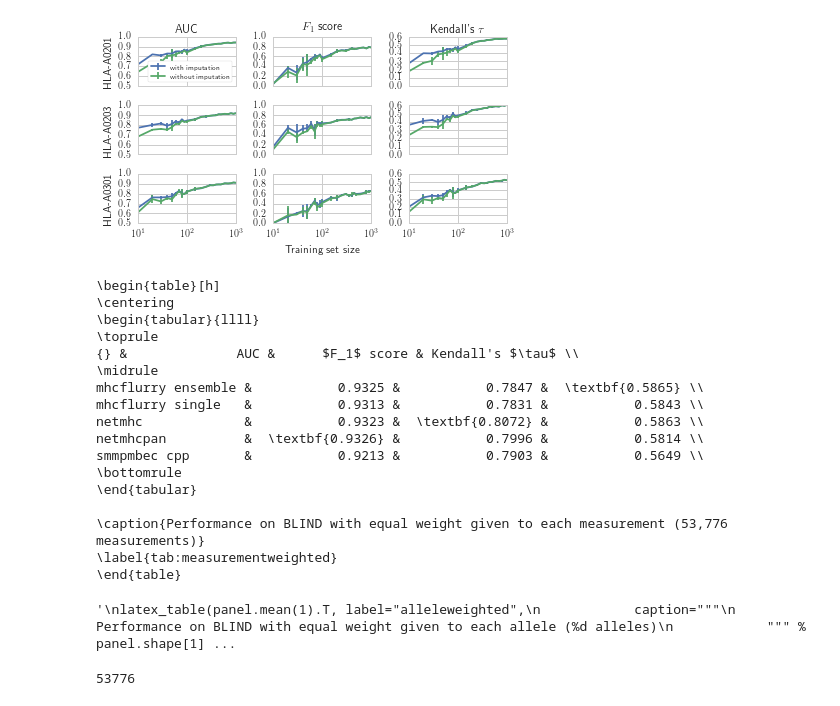
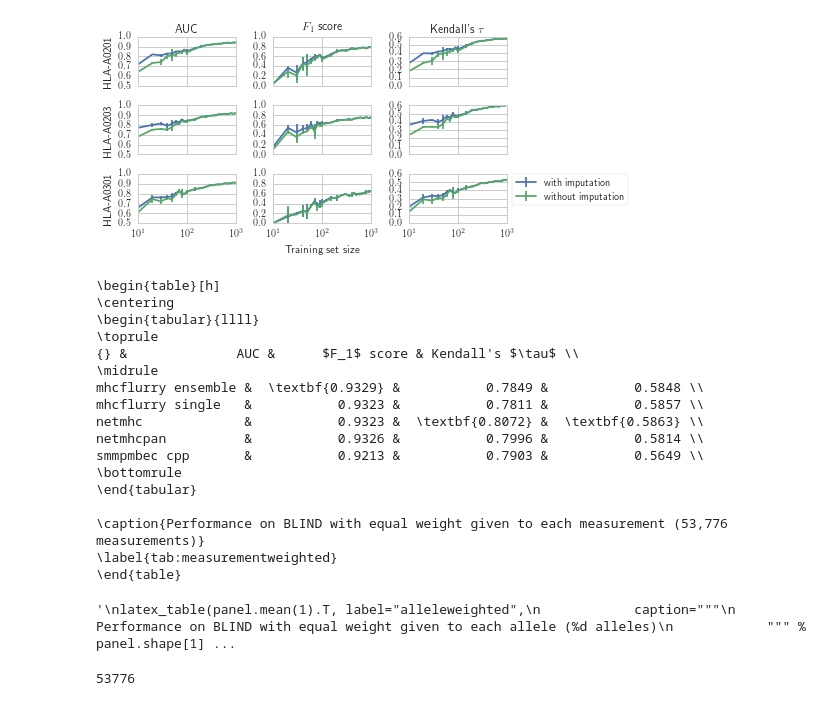
Before and after one commit to hammerlab/mhcflurry-icml-compbio-2016, a Jupyter notebook: notebooks/paper plots.ipynb, the cells around one changed output. Cells and saved outputs as stored; diff of their text form; code cells hidden in the pictures.

```diff
--- a/notebooks/paper plots.ipynb
+++ b/notebooks/paper plots.ipynb
@@ -43,36 +46,38 @@ for (i, (allele, data)) in enumerate(impute_comparison.groupby("allele")):
         for impute in [True, False]:
             sub = grouped[grouped.impute == impute]
             pyplot.errorbar(
                            x=sub.train_size.values,
                            y=sub[score].values,
                            yerr=sub.std_error.values,
                            label=("with" if impute else "without") + " imputation",
                            color=seaborn.get_color_cycle()[0] if impute else seaborn.get_color_cycle()[1])
         if i == 0:
             pyplot.title(name_adjustments.get(score.replace("test_", "")))
         if j == 0:
             pyplot.ylabel(allele)
         pyplot.xscale("log")
-        if (i,j) == (0,0):
-            pyplot.legend(loc='lower right', fancybox=True, frameon=True, fontsize="x-small")
+        # if (i,j) == (0,0):
+        #    pyplot.legend(loc='lower right', fancybox=True, frameon=True, fontsize="x-small")
 
         if (i,j) == (2,1):
             pyplot.xlabel("Training set size")
         if i != 2:
             pyplot.gca().axes.xaxis.set_ticklabels([])
 
         if score == "test_auc":
             pyplot.ylim(ymin=0.5, ymax=1.0)
         if score == "test_f1":
             pyplot.ylim(ymin=0, ymax=1)
         if score == "test_tau":
             pyplot.ylim(ymin=0, ymax=0.6)
             pyplot.yticks(numpy.arange(0, 0.61, 0.1))
 
 pyplot.tight_layout()
+# Put the legend out of the figure
+pyplot.legend(bbox_to_anchor=(1.05, 1), loc=2, borderaxespad=0., fancybox=True, frameon=True)
 pyplot.savefig("../figures/impute_comparison.pdf")
 # %% [output]
-[figure, old version]
+[figure, new version]
 # %%
 scores_df = pandas.read_csv("../data/validation_scores.csv", index_col="allele")
 scores_df
@@ -152,10 +157,10 @@ AUC scores on BLIND dataset for alleles with fewer than 500 training examples
 \toprule
 {} &              AUC &      $F_1$ score & Kendall's $\tau$ \\
 \midrule
-mhcflurry ensemble &           0.9325 &           0.7847 &  \textbf{0.5865} \\
-mhcflurry single   &           0.9313 &           0.7831 &           0.5843 \\
-netmhc             &           0.9323 &  \textbf{0.8072} &           0.5863 \\
-netmhcpan          &  \textbf{0.9326} &           0.7996 &           0.5814 \\
+mhcflurry ensemble &  \textbf{0.9329} &           0.7849 &           0.5848 \\
+mhcflurry single   &           0.9323 &           0.7811 &           0.5857 \\
+netmhc             &           0.9323 &  \textbf{0.8072} &  \textbf{0.5863} \\
+netmhcpan          &           0.9326 &           0.7996 &           0.5814 \\
 smmpmbec cpp       &           0.9213 &           0.7903 &           0.5649 \\
 \bottomrule
 \end{tabular}
```
Also changed, not shown: parts of 1 cell of this notebook, 3 other files.
